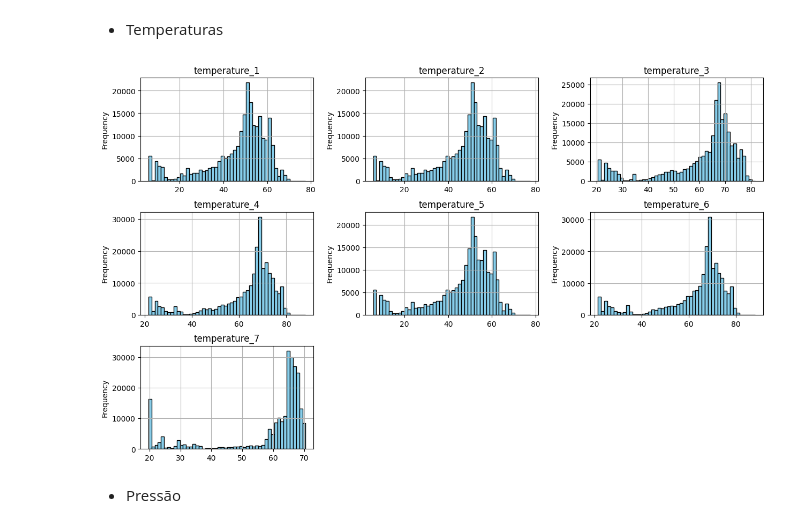
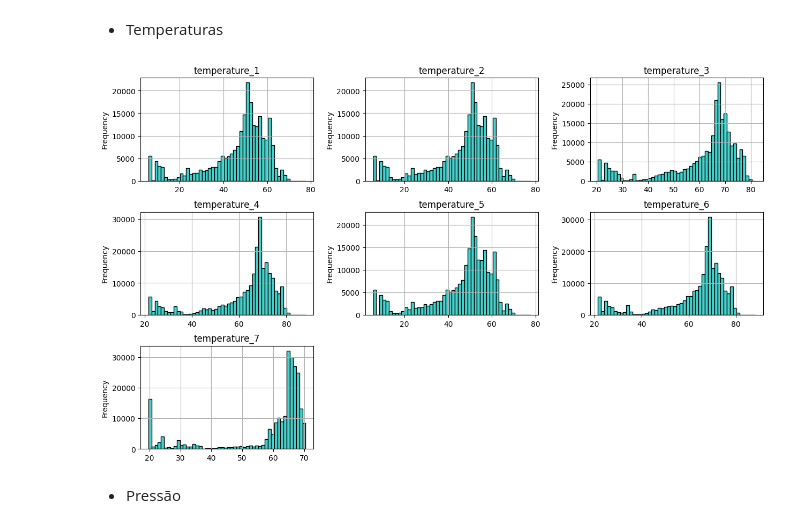
Before and after one commit to CesarSotnas/Analise_Tecnica_RIO_Analytics, a Jupyter notebook: analise_exploratoria.ipynb, the cells around one changed output. Saved outputs shown, nothing was run; the diff lists cells and outputs as text; code cells hidden in the pictures.

```diff
--- a/analise_exploratoria.ipynb
+++ b/analise_exploratoria.ipynb
@@ -100,14 +102,14 @@ display(df_torque.sample(5))
 # %% [markdown]
 * Temperaturas
 # %%
-axes = df_temperaturas.hist(figsize = (15, 9), bins = 50, color = 'skyblue', edgecolor = 'black')
+axes = df_temperaturas.hist(figsize = (15, 9), bins = 50, color = 'mediumturquoise', edgecolor = 'black')
 
 for ax in axes.flatten():
     ax.set_ylabel('Frequency')
 
 plt.show()
 # %% [output]
-[figure, old version]
+[figure, new version]
 # %% [markdown]
 * Pressão
 # %%
```
Also changed, not shown: parts of 7 cells of this notebook, 1 other file.
